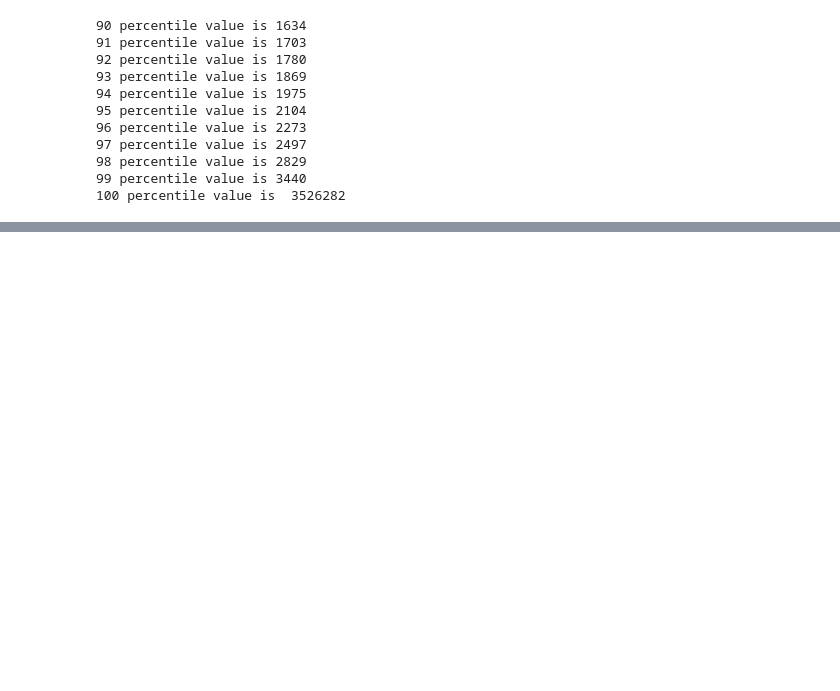
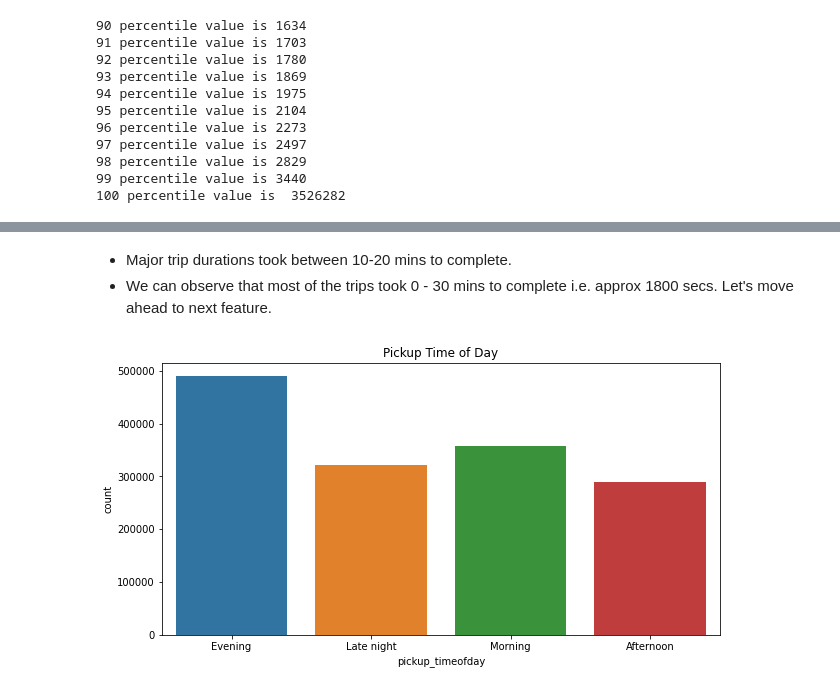
Before and after one commit to AmirKhan6219/NYC-Taxi-Trip-Time-Prediction, a Jupyter notebook: NYC_Taxi_Trip_Time_prediction.ipynb, the cells around one changed output, grey strips where cells are left out. Saved outputs shown, nothing was run; the diff lists cells and outputs as text; code cells hidden in the pictures; blank space fills up the shorter version.

```diff
--- a/NYC_Taxi_Trip_Time_prediction.ipynb
+++ b/NYC_Taxi_Trip_Time_prediction.ipynb
@@ -221,0 +240,12 @@ print("100 percentile value is ",duration[-1])
+# %% [markdown]
+*   Major trip durations took between 10-20 mins to complete.
+*   We can observe that most of the trips took 0 - 30 mins to complete i.e. approx 1800 secs. Let's move ahead to next feature.
+# %%
+# trips according to time zone
+
+plt.figure(figsize = (10,5))
+sns.countplot(x="pickup_timeofday",data=data)
+plt.title('Pickup Time of Day')
+plt.show()
+# %% [output]
+[figure, added]
```
Also changed, not shown: parts of 9 cells of this notebook.
